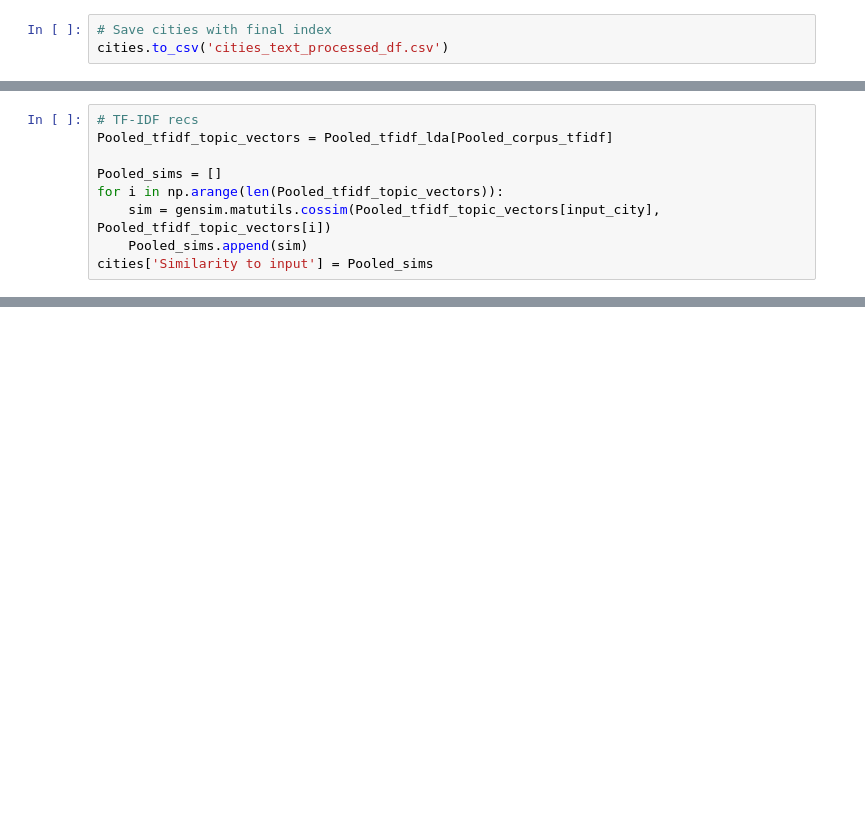
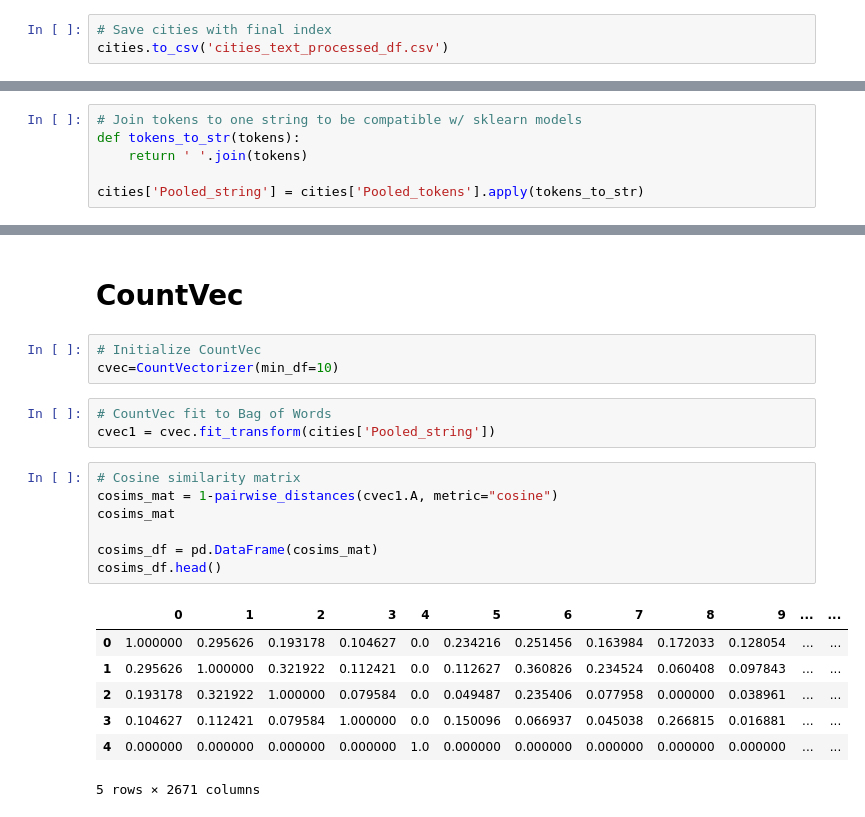
Before and after one commit to sq2141/city-discovery, a Jupyter notebook: cities_text_NLP.ipynb, the cells around one changed output, grey strips where cells are left out. Drawn from its saved outputs; the diff is of its cells as text; blank space fills up the shorter version.

Commit message:
replaced LDA with CountVectorizer

```diff
--- a/cities_text_NLP.ipynb
+++ b/cities_text_NLP.ipynb
@@ -197,9 +120,6 @@ vis
-# %%
-# TF-IDF recs
-Pooled_tfidf_topic_vectors = Pooled_tfidf_lda[Pooled_corpus_tfidf]
-
-Pooled_sims = []
-for i in np.arange(len(Pooled_tfidf_topic_vectors)):
-    sim = gensim.matutils.cossim(Pooled_tfidf_topic_vectors[input_city], Pooled_tfidf_topic_vectors[i])
-    Pooled_sims.append(sim)
-cities['Similarity to input'] = Pooled_sims
+# %%
+# Join tokens to one string to be compatible w/ sklearn models
+def tokens_to_str(tokens):
+    return ' '.join(tokens)
+
+cities['Pooled_string'] = cities['Pooled_tokens'].apply(tokens_to_str)
@@ -205,0 +136,23 @@ cities['Similarity to input'] = Pooled_sims
+# %% [markdown]
+# CountVec
+# %%
+# Initialize CountVec
+cvec=CountVectorizer(min_df=10)
+# %%
+# CountVec fit to Bag of Words
+cvec1 = cvec.fit_transform(cities['Pooled_string'])
+# %%
+# Cosine similarity matrix
+cosims_mat = 1-pairwise_distances(cvec1.A, metric="cosine")
+cosims_mat
+
+cosims_df = pd.DataFrame(cosims_mat)
+cosims_df.head()
+# %% [output]
+|  | 0 | 1 | 2 | 3 | 4 | 5 | 6 | 7 | 8 | 9 | ... | ... |
+| 0 | 1.000000 | 0.295626 | 0.193178 | 0.104627 | 0.0 | 0.234216 | 0.251456 | 0.163984 | 0.172033 | 0.128054 | ... | ... |
+| 1 | 0.295626 | 1.000000 | 0.321922 | 0.112421 | 0.0 | 0.112627 | 0.360826 | 0.234524 | 0.060408 | 0.097843 | ... | ... |
+| 2 | 0.193178 | 0.321922 | 1.000000 | 0.079584 | 0.0 | 0.049487 | 0.235406 | 0.077958 | 0.000000 | 0.038961 | ... | ... |
+| 3 | 0.104627 | 0.112421 | 0.079584 | 1.000000 | 0.0 | 0.150096 | 0.066937 | 0.045038 | 0.266815 | 0.016881 | ... | ... |
+| 4 | 0.000000 | 0.000000 | 0.000000 | 0.000000 | 1.0 | 0.000000 | 0.000000 | 0.000000 | 0.000000 | 0.000000 | ... | ... |
+5 rows × 2671 columns
```
Also changed, not shown: parts of 27 cells of this notebook, 3 other files.
